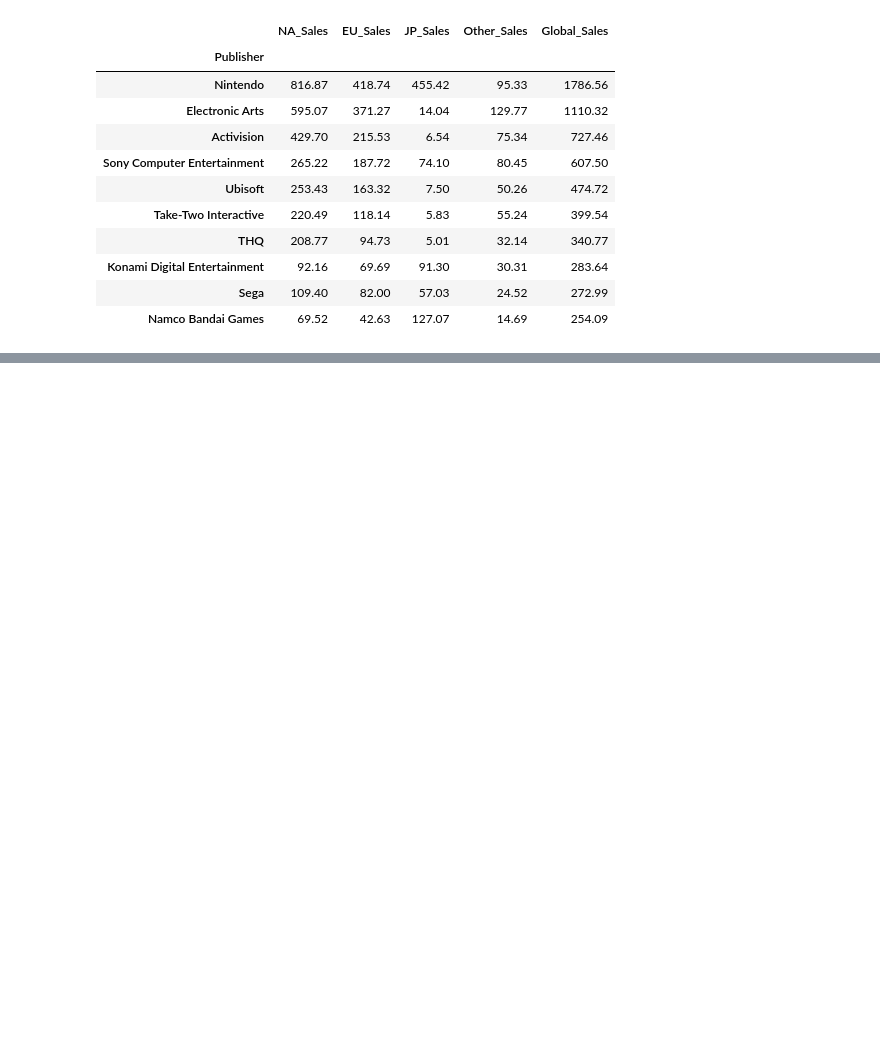
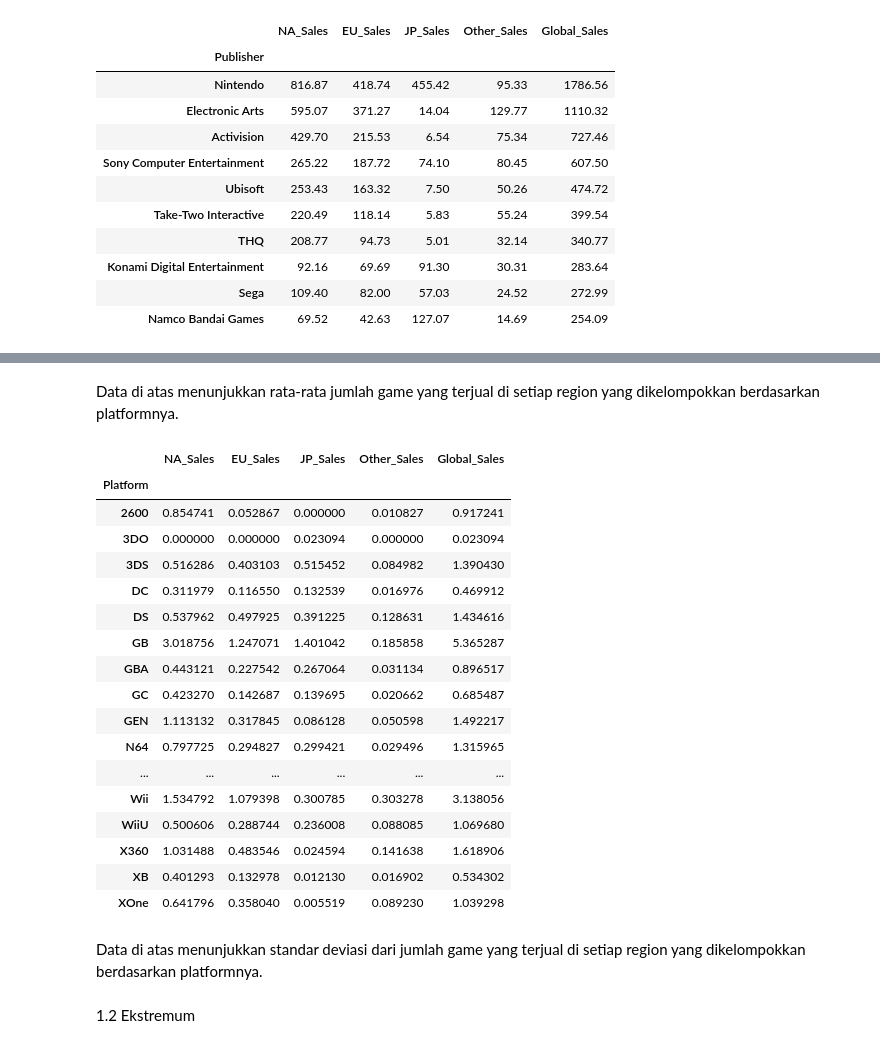
Before and after one commit to nexusprime-hak/Tubes-Pengkom-K-20-2023_2, a Jupyter notebook: Tugas_5.ipynb, the cells around one changed output, grey strips where cells are left out. Cells and saved outputs as stored; diff of their text form; code cells hidden in the pictures; blank space fills up the shorter version.

```diff
--- a/Tugas_5.ipynb
+++ b/Tugas_5.ipynb
@@ -186,0 +272,28 @@ pub.sort_values(by="Global_Sales",ascending=False).head(10)
+# %% [markdown]
+Data di atas menunjukkan rata-rata jumlah game yang terjual di setiap region yang dikelompokkan berdasarkan platformnya.
+# %%
+platform_std = platform.drop(columns=['Year','Name','Genre','Publisher'])
+platform_std.groupby(by="Platform").std().dropna(axis=0, how='all')
+# %% [output]
+|  | NA_Sales | EU_Sales | JP_Sales | Other_Sales | Global_Sales |
+| Platform |  |  |  |  |  |
+| 2600 | 0.854741 | 0.052867 | 0.000000 | 0.010827 | 0.917241 |
+| 3DO | 0.000000 | 0.000000 | 0.023094 | 0.000000 | 0.023094 |
+| 3DS | 0.516286 | 0.403103 | 0.515452 | 0.084982 | 1.390430 |
+| DC | 0.311979 | 0.116550 | 0.132539 | 0.016976 | 0.469912 |
+| DS | 0.537962 | 0.497925 | 0.391225 | 0.128631 | 1.434616 |
+| GB | 3.018756 | 1.247071 | 1.401042 | 0.185858 | 5.365287 |
+| GBA | 0.443121 | 0.227542 | 0.267064 | 0.031134 | 0.896517 |
+| GC | 0.423270 | 0.142687 | 0.139695 | 0.020662 | 0.685487 |
+| GEN | 1.113132 | 0.317845 | 0.086128 | 0.050598 | 1.492217 |
+| N64 | 0.797725 | 0.294827 | 0.299421 | 0.029496 | 1.315965 |
+| ... | ... | ... | ... | ... | ... |
+| Wii | 1.534792 | 1.079398 | 0.300785 | 0.303278 | 3.138056 |
+| WiiU | 0.500606 | 0.288744 | 0.236008 | 0.088085 | 1.069680 |
+| X360 | 1.031488 | 0.483546 | 0.024594 | 0.141638 | 1.618906 |
+| XB | 0.401293 | 0.132978 | 0.012130 | 0.016902 | 0.534302 |
+| XOne | 0.641796 | 0.358040 | 0.005519 | 0.089230 | 1.039298 |
+# %% [markdown]
+Data di atas menunjukkan standar deviasi dari jumlah game yang terjual di setiap region yang dikelompokkan berdasarkan platformnya.
+# %% [markdown]
+1.2 Ekstremum
```
Also changed, not shown: parts of 44 cells of this notebook.
